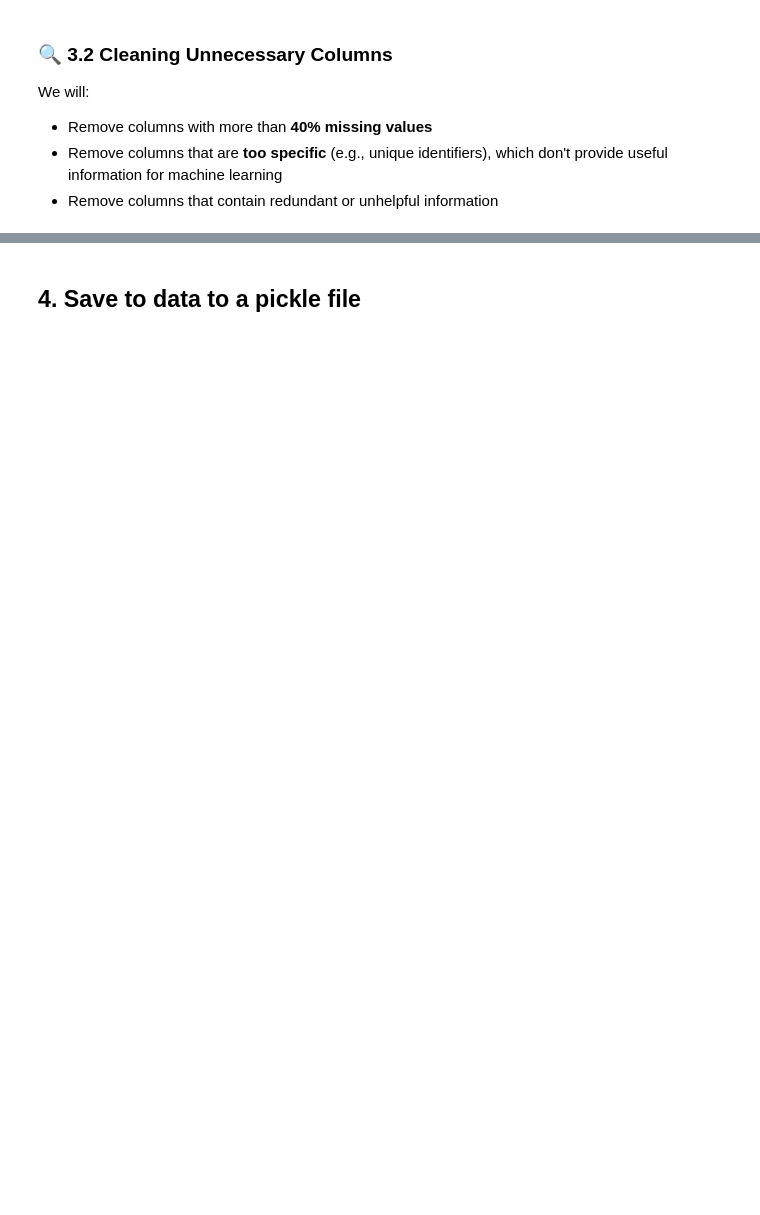
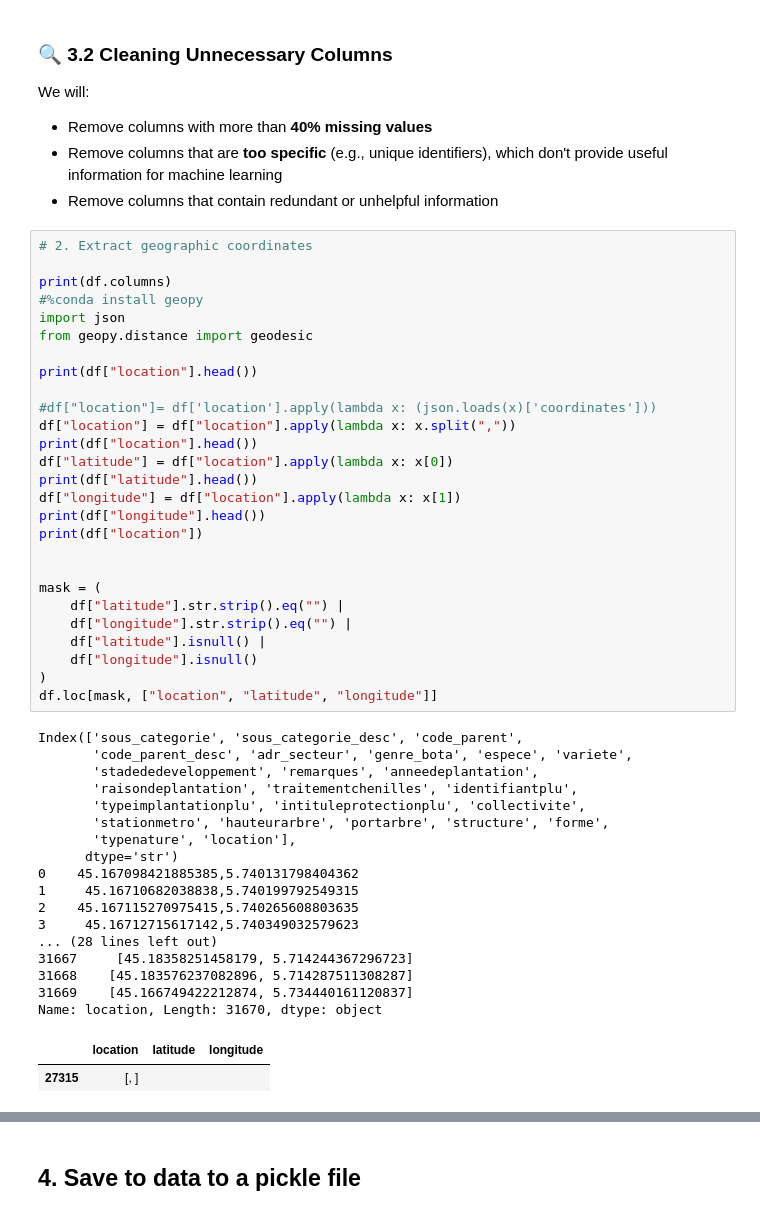
Before and after one commit to laumxt/ML-1, a Jupyter notebook: Notebooks/ML10_Data_cleaning_Eng_Alexia.ipynb, the cells around one changed output, grey strips where cells are left out. Cells and saved outputs as stored; diff of their text form; blank space fills up the shorter version.

```diff
--- a/Notebooks/ML10_Data_cleaning_Eng_Alexia.ipynb
+++ b/Notebooks/ML10_Data_cleaning_Eng_Alexia.ipynb
@@ -234,3 +225,50 @@ We will:
 - Remove columns with more than **40% missing values**
 - Remove columns that are **too specific** (e.g., unique identifiers), which don't provide useful information for machine learning
 - Remove columns that contain redundant or unhelpful information
+# %%
+# 2. Extract geographic coordinates
+
+print(df.columns)
+#%conda install geopy
+import json
+from geopy.distance import geodesic
+
+print(df["location"].head())
+
+#df["location"]= df['location'].apply(lambda x: (json.loads(x)['coordinates']))
+df["location"] = df["location"].apply(lambda x: x.split(","))
+print(df["location"].head())
+df["latitude"] = df["location"].apply(lambda x: x[0])
+print(df["latitude"].head())
+df["longitude"] = df["location"].apply(lambda x: x[1])
+print(df["longitude"].head())
+print(df["location"])
+
+
+mask = (
+    df["latitude"].str.strip().eq("") |
+    df["longitude"].str.strip().eq("") |
+    df["latitude"].isnull() |
+    df["longitude"].isnull()
+)
+df.loc[mask, ["location", "latitude", "longitude"]]
+# %% [output]
+Index(['sous_categorie', 'sous_categorie_desc', 'code_parent',
+       'code_parent_desc', 'adr_secteur', 'genre_bota', 'espece', 'variete',
+       'stadededeveloppement', 'remarques', 'anneedeplantation',
+       'raisondeplantation', 'traitementchenilles', 'identifiantplu',
+       'typeimplantationplu', 'intituleprotectionplu', 'collectivite',
+       'stationmetro', 'hauteurarbre', 'portarbre', 'structure', 'forme',
+       'typenature', 'location'],
+      dtype='str')
+0    45.167098421885385,5.740131798404362
+1     45.16710682038838,5.740199792549315
+2    45.167115270975415,5.740265608803635
+3     45.16712715617142,5.740349032579623
+... (28 lines left out)
+31667     [45.18358251458179, 5.714244367296723]
+31668    [45.183576237082896, 5.714287511308287]
+31669    [45.166749422212874, 5.734440161120837]
+Name: location, Length: 31670, dtype: object
+|  | location | latitude | longitude |
+| 27315 | [, ] |  |  |
```
Also changed, not shown: parts of 9 cells of this notebook, 3 other files.
